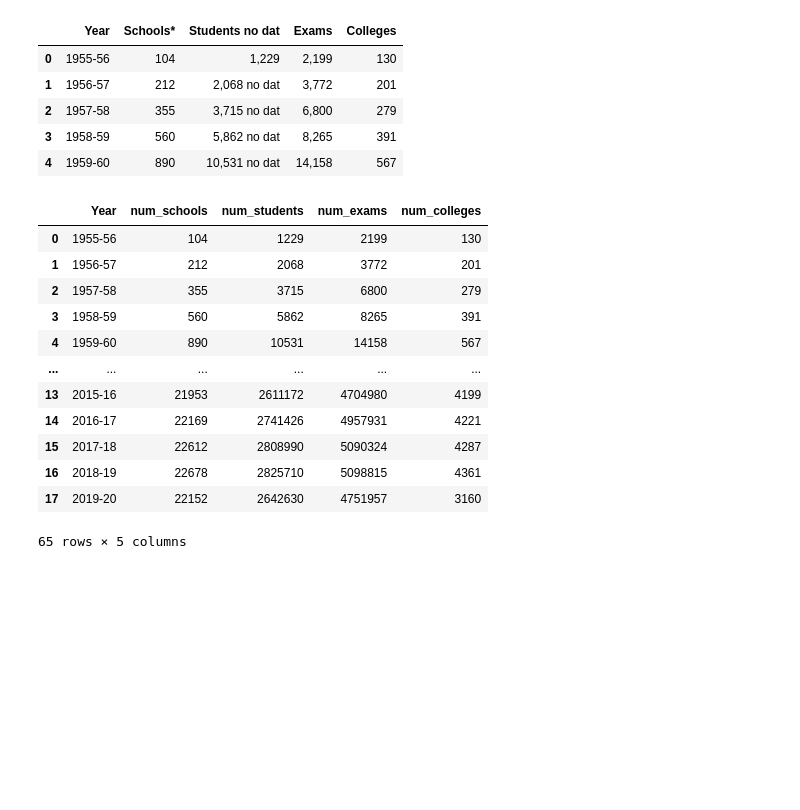
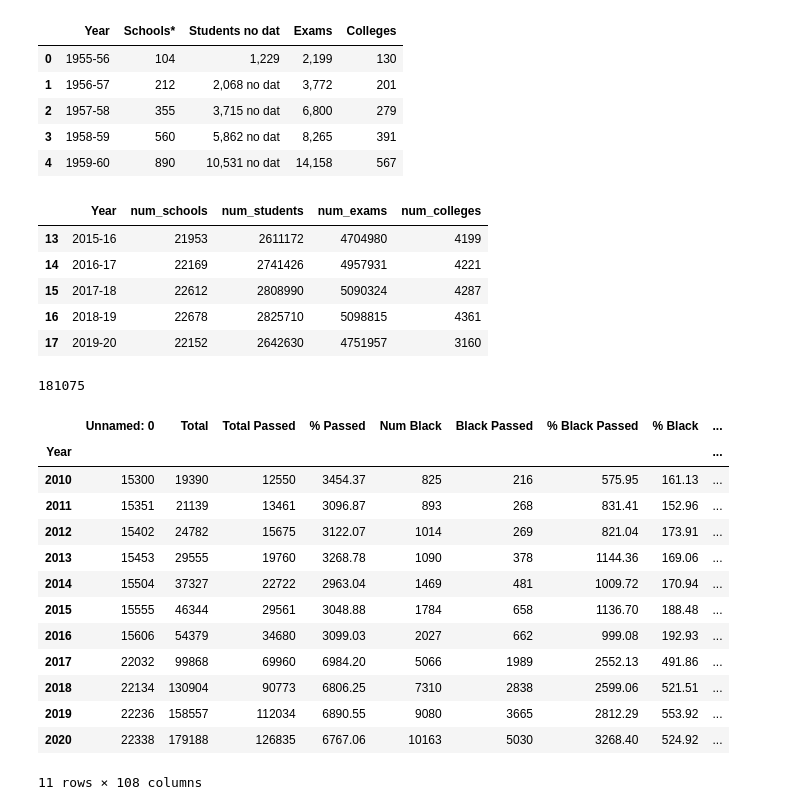
Before and after one commit to leahokamura/CS290FinalProject, a Jupyter notebook: DataCleaning_for_APData.ipynb, the cells around one changed output. Cells and saved outputs as stored; diff of their text form; code cells hidden in the pictures; blank space fills up the shorter version.

```diff
--- a/DataCleaning_for_APData.ipynb
+++ b/DataCleaning_for_APData.ipynb
@@ -35,18 +35,15 @@ df=df.drop(columns=['Schools*', 'Students no dat', 'Exams', 'Colleges'])
 # %%
 df.to_csv("data/Ann_AP_Participation")
 # %%
-df
+df.tail()
 # %% [output]
 |  | Year | num_schools | num_students | num_exams | num_colleges |
-| 0 | 1955-56 | 104 | 1229 | 2199 | 130 |
-| 1 | 1956-57 | 212 | 2068 | 3772 | 201 |
-| 2 | 1957-58 | 355 | 3715 | 6800 | 279 |
-| 3 | 1958-59 | 560 | 5862 | 8265 | 391 |
-| 4 | 1959-60 | 890 | 10531 | 14158 | 567 |
-| ... | ... | ... | ... | ... | ... |
 | 13 | 2015-16 | 21953 | 2611172 | 4704980 | 4199 |
 | 14 | 2016-17 | 22169 | 2741426 | 4957931 | 4221 |
 | 15 | 2017-18 | 22612 | 2808990 | 5090324 | 4287 |
 | 16 | 2018-19 | 22678 | 2825710 | 5098815 | 4361 |
 | 17 | 2019-20 | 22152 | 2642630 | 4751957 | 3160 |
-65 rows × 5 columns
+# %%
+113443+67632
+# %% [output]
+181075
@@ -52,0 +55,18 @@ df
+# %%
+CS=ALL.groupby("Year").sum()[:-1]
+CS
+# %% [output]
+|  | Unnamed: 0 | Total | Total Passed | % Passed | Num Black | Black Passed | % Black Passed | % Black | ... |
+| Year |  |  |  |  |  |  |  |  | ... |
+| 2010 | 15300 | 19390 | 12550 | 3454.37 | 825 | 216 | 575.95 | 161.13 | ... |
+| 2011 | 15351 | 21139 | 13461 | 3096.87 | 893 | 268 | 831.41 | 152.96 | ... |
+| 2012 | 15402 | 24782 | 15675 | 3122.07 | 1014 | 269 | 821.04 | 173.91 | ... |
+| 2013 | 15453 | 29555 | 19760 | 3268.78 | 1090 | 378 | 1144.36 | 169.06 | ... |
+| 2014 | 15504 | 37327 | 22722 | 2963.04 | 1469 | 481 | 1009.72 | 170.94 | ... |
+| 2015 | 15555 | 46344 | 29561 | 3048.88 | 1784 | 658 | 1136.70 | 188.48 | ... |
+| 2016 | 15606 | 54379 | 34680 | 3099.03 | 2027 | 662 | 999.08 | 192.93 | ... |
+| 2017 | 22032 | 99868 | 69960 | 6984.20 | 5066 | 1989 | 2552.13 | 491.86 | ... |
+| 2018 | 22134 | 130904 | 90773 | 6806.25 | 7310 | 2838 | 2599.06 | 521.51 | ... |
+| 2019 | 22236 | 158557 | 112034 | 6890.55 | 9080 | 3665 | 2812.29 | 553.92 | ... |
+| 2020 | 22338 | 179188 | 126835 | 6767.06 | 10163 | 5030 | 3268.40 | 524.92 | ... |
+11 rows × 108 columns
```
Also changed, not shown: parts of 10 cells of this notebook.
